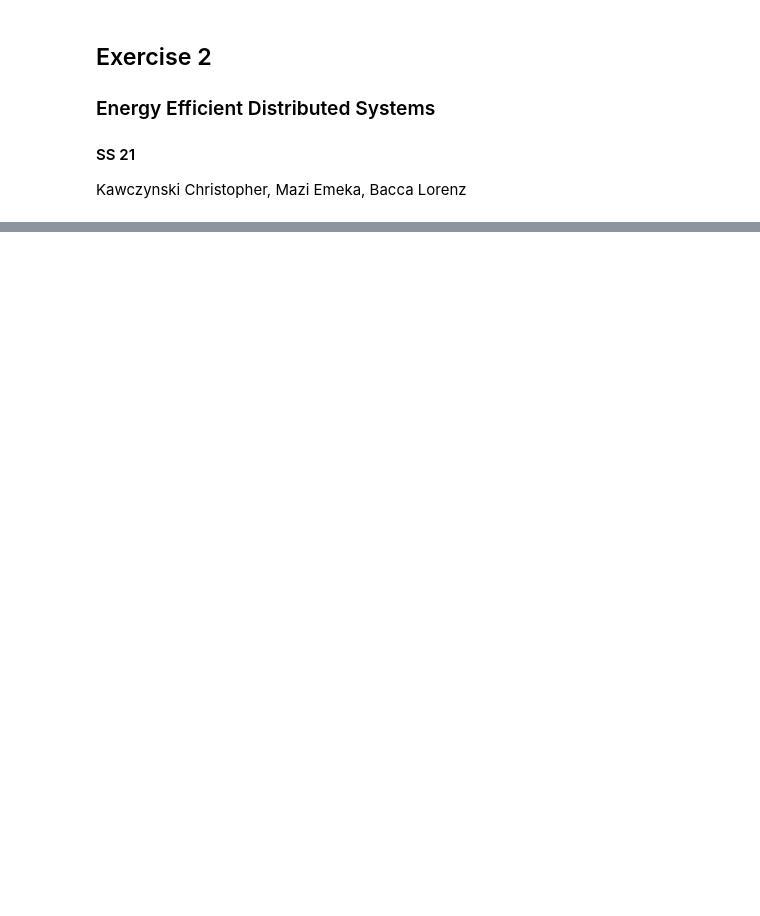
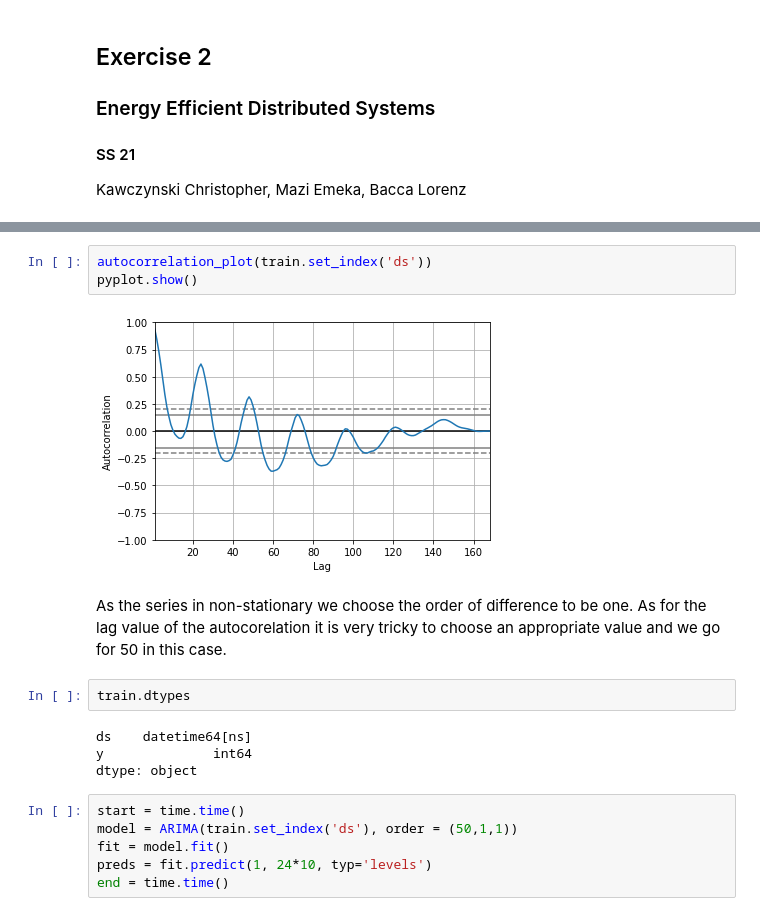
Before and after one commit to lbacca/eeds_exercise1, a Jupyter notebook: exercise2.ipynb, the cells around one changed output, grey strips where cells are left out. Drawn from its saved outputs; the diff is of its cells as text; blank space fills up the shorter version.

```diff
--- a/exercise2.ipynb
+++ b/exercise2.ipynb
@@ -115,0 +84,19 @@ r2_arima = r2_score(eval[['y']], eval[['predicted_mean']])
+# %%
+autocorrelation_plot(train.set_index('ds'))
+pyplot.show()
+# %% [output]
+[figure, added]
+# %% [markdown]
+As the series in non-stationary we choose the order of difference to be one. As for the lag value of the autocorelation it is very tricky to choose an appropriate value and we go for 50 in this case.
+# %%
+train.dtypes
+# %% [output]
+ds    datetime64[ns]
+y              int64
+dtype: object
+# %%
+start = time.time()
+model = ARIMA(train.set_index('ds'), order = (50,1,1))
+fit = model.fit()
+preds = fit.predict(1, 24*10, typ='levels')
+end = time.time()
```
Also changed, not shown: parts of 43 cells of this notebook.
